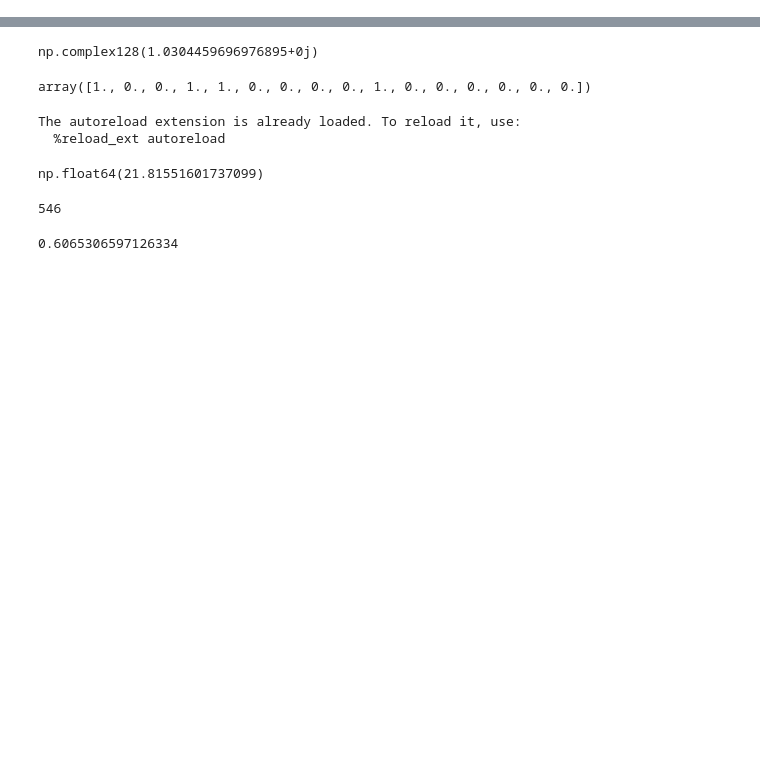
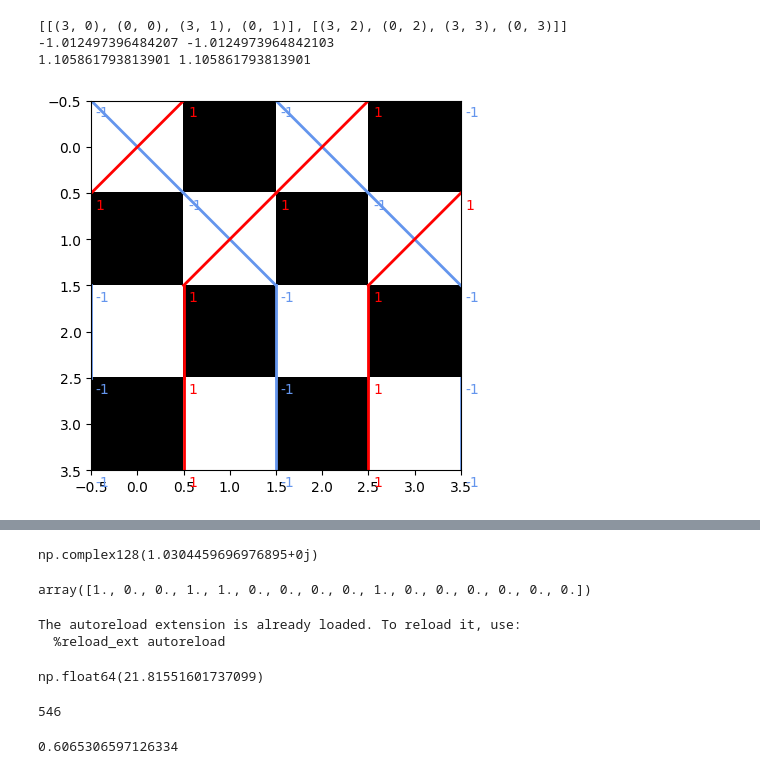
Before and after one commit to Jaymun723/quantum-monte-carlo, a Jupyter notebook: victor.ipynb, the cells around one changed output, grey strips where cells are left out. Cells and saved outputs as stored; diff of their text form; code cells hidden in the pictures; blank space fills up the shorter version.

```diff
--- a/victor.ipynb
+++ b/victor.ipynb
@@ -15,0 +16,9 @@ w.debug()
+# %%
+rng = np.random.default_rng()
+local_shift_move(w, rng)
+w.draw()
+# %% [output]
+[[(3, 0), (0, 0), (3, 1), (0, 1)], [(3, 2), (0, 2), (3, 3), (0, 3)]]
+-1.012497396484207 -1.0124973964842103
+1.105861793813901 1.105861793813901
+[figure, added]
```
Also changed, not shown: parts of 8 cells of this notebook, 7 other files.
